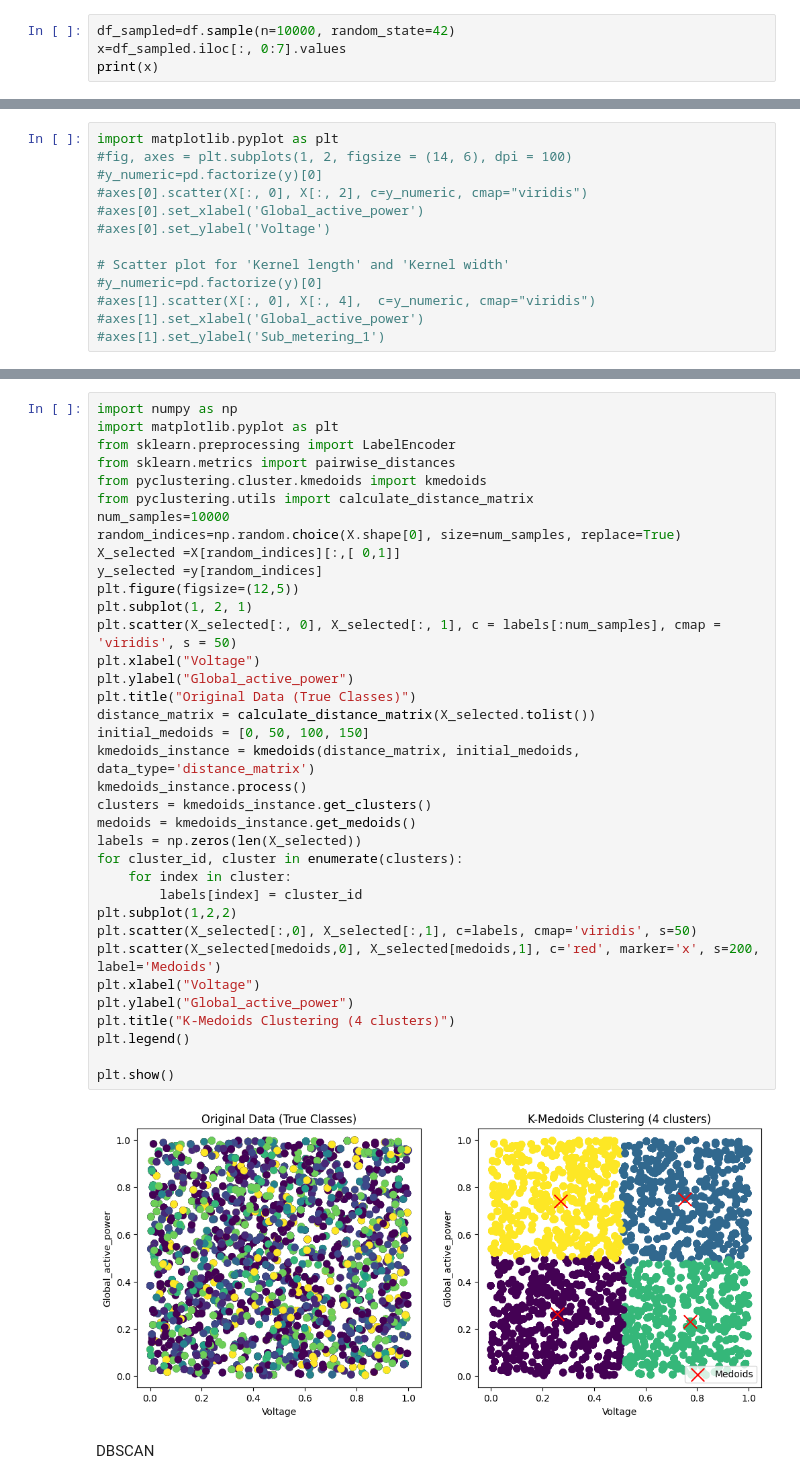
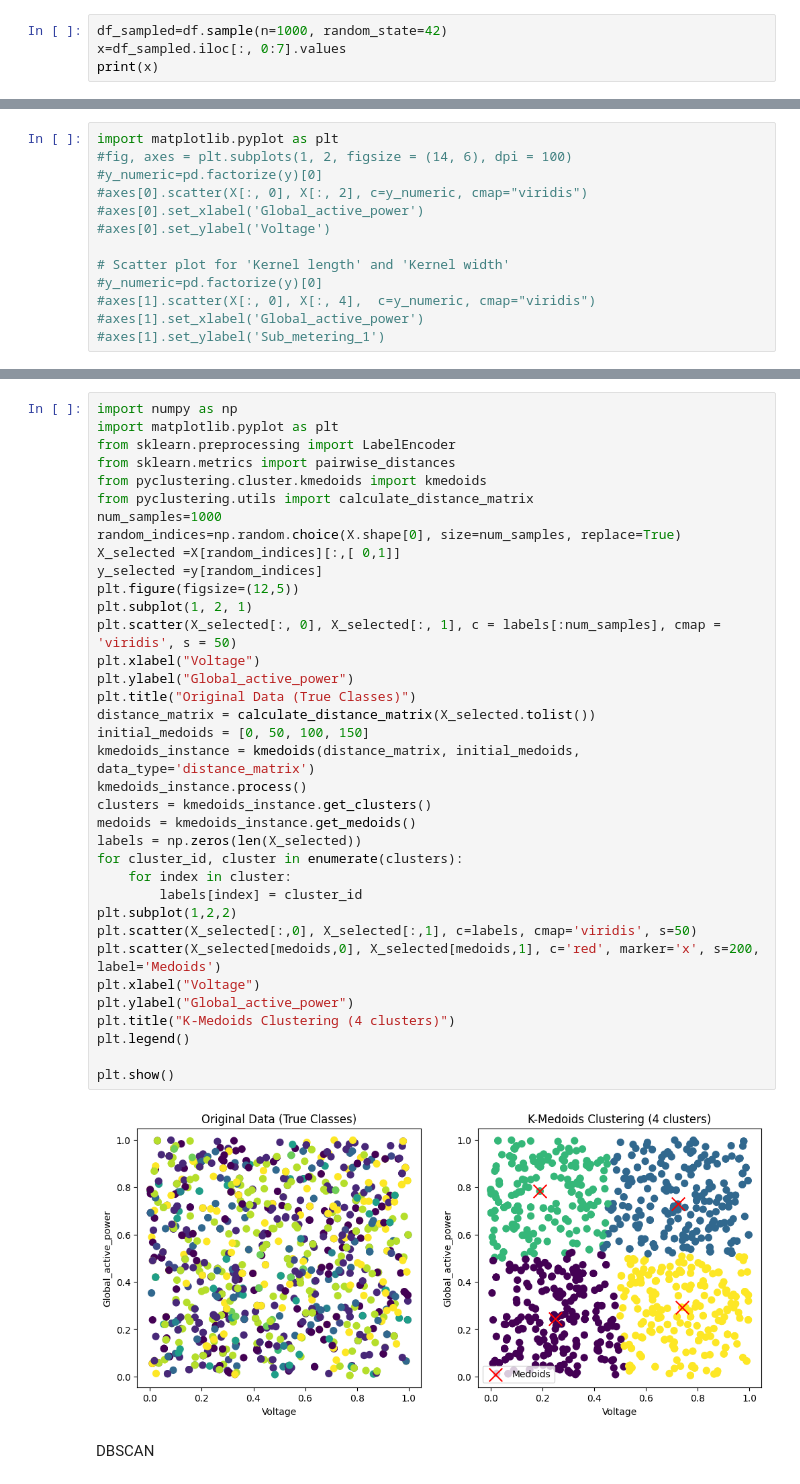
Before and after one commit to Enkhbayasgalan97/CA1-2026163, a Jupyter notebook: CA1.ipynb, the cells around one changed output, grey strips where cells are left out. Drawn from its saved outputs; the diff is of its cells as text.

```diff
--- a/CA1.ipynb
+++ b/CA1.ipynb
@@ -248,7 +248,7 @@ df.head()
 # %% [markdown]
 K-means Clustering
 # %%
-df_sampled=df.sample(n=10000, random_state=42)
+df_sampled=df.sample(n=1000, random_state=42)
 x=df_sampled.iloc[:, 0:7].values
 print(x)
 # %% [output]
@@ -396,37 +396,37 @@ from sklearn.preprocessing import LabelEncoder
 from sklearn.metrics import pairwise_distances
 from pyclustering.cluster.kmedoids import kmedoids
 from pyclustering.utils import calculate_distance_matrix
-num_samples=10000
+num_samples=1000
 random_indices=np.random.choice(X.shape[0], size=num_samples, replace=True)
 X_selected =X[random_indices][:,[ 0,1]]
 y_selected =y[random_indices]
 plt.figure(figsize=(12,5))
 plt.subplot(1, 2, 1)
 plt.scatter(X_selected[:, 0], X_selected[:, 1], c = labels[:num_samples], cmap = 'viridis', s = 50)
 plt.xlabel("Voltage")
 plt.ylabel("Global_active_power")
 plt.title("Original Data (True Classes)")
 distance_matrix = calculate_distance_matrix(X_selected.tolist())
 initial_medoids = [0, 50, 100, 150]
 kmedoids_instance = kmedoids(distance_matrix, initial_medoids, data_type='distance_matrix')
 kmedoids_instance.process()
 clusters = kmedoids_instance.get_clusters()
 medoids = kmedoids_instance.get_medoids()
 labels = np.zeros(len(X_selected))
 for cluster_id, cluster in enumerate(clusters):
     for index in cluster:
         labels[index] = cluster_id
 plt.subplot(1,2,2)
 plt.scatter(X_selected[:,0], X_selected[:,1], c=labels, cmap='viridis', s=50)
 plt.scatter(X_selected[medoids,0], X_selected[medoids,1], c='red', marker='x', s=200, label='Medoids')
 plt.xlabel("Voltage")
 plt.ylabel("Global_active_power")
 plt.title("K-Medoids Clustering (4 clusters)")
 plt.legend()
 
 plt.show()
 # %% [output]
-[figure, old version]
+[figure, new version]
 # %% [markdown]
 DBSCAN
 # %%
```
Also changed, not shown: parts of 51 cells of this notebook, 1 other file.
